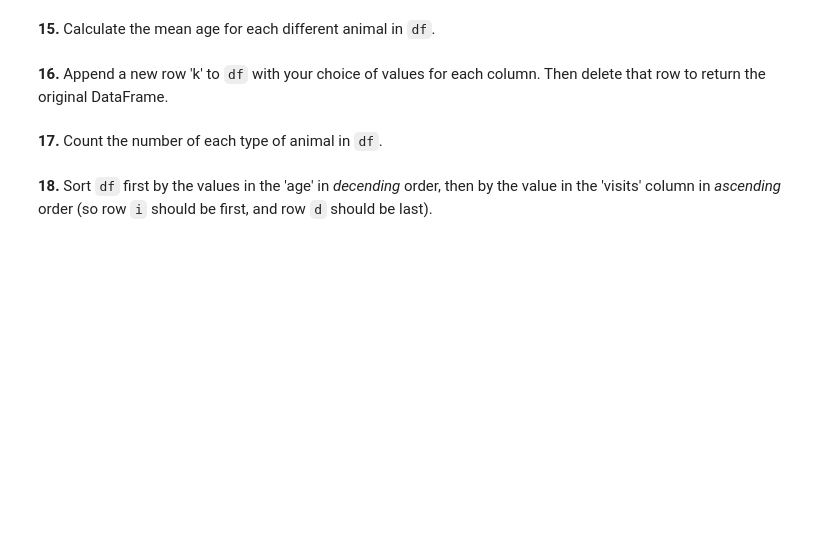
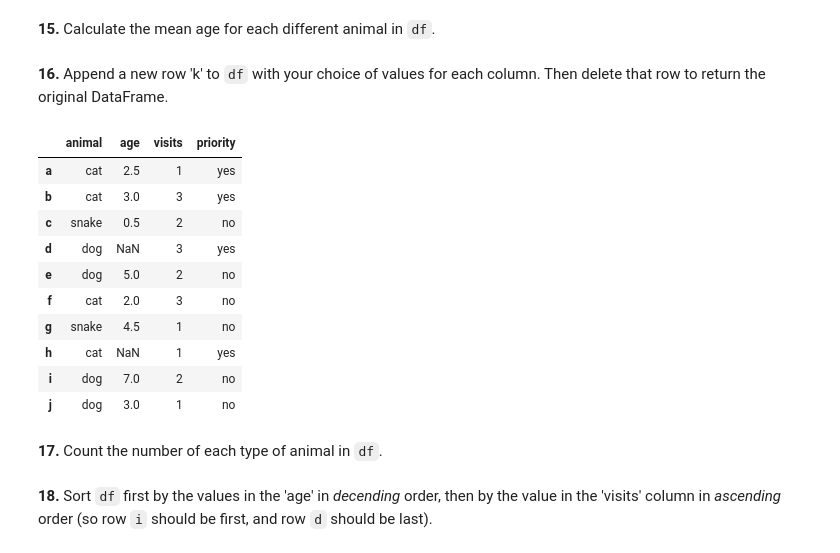
Before and after one commit to bleuehour/100-pandas-puzzles, a Jupyter notebook: 100-pandas-puzzles.ipynb, the cells around one changed output. Drawn from its saved outputs; the diff is of its cells as text; code cells hidden in the pictures; blank space fills up the shorter version.

```diff
--- a/100-pandas-puzzles.ipynb
+++ b/100-pandas-puzzles.ipynb
@@ -168,4 +108,6 @@ df[(df["animal"] == "cat") & (df["age"] < 3)]
 # %% [markdown]
 **13.** Change the age in row 'f' to 1.5.
+# %%
+df.loc["f"] = 1.5
 # %% [markdown]
 **14.** Calculate the sum of all visits in `df` (i.e. find the total number of visits).
@@ -174,4 +121,24 @@ df[(df["animal"] == "cat") & (df["age"] < 3)]
 # %% [markdown]
 **16.** Append a new row 'k' to `df` with your choice of values for each column. Then delete that row to return the original DataFrame.
+# %%
+k = pd.DataFrame([["cat",2.0,1,"no"]],columns=df.columns,index=["k"])
+df = pd.concat([df,k])
+## OR
+df.loc['k'] = [5.5, 'dog', 'no', 2]
+
+## Dropping
+df.drop(["k"])
+# %% [output]
+|  | animal | age | visits | priority |
+| a | cat | 2.5 | 1 | yes |
+| b | cat | 3.0 | 3 | yes |
+| c | snake | 0.5 | 2 | no |
+| d | dog | NaN | 3 | yes |
+| e | dog | 5.0 | 2 | no |
+| f | cat | 2.0 | 3 | no |
+| g | snake | 4.5 | 1 | no |
+| h | cat | NaN | 1 | yes |
+| i | dog | 7.0 | 2 | no |
+| j | dog | 3.0 | 1 | no |
 # %% [markdown]
 **17.** Count the number of each type of animal in `df`.
```
Also changed, not shown: parts of 16 cells of this notebook.
